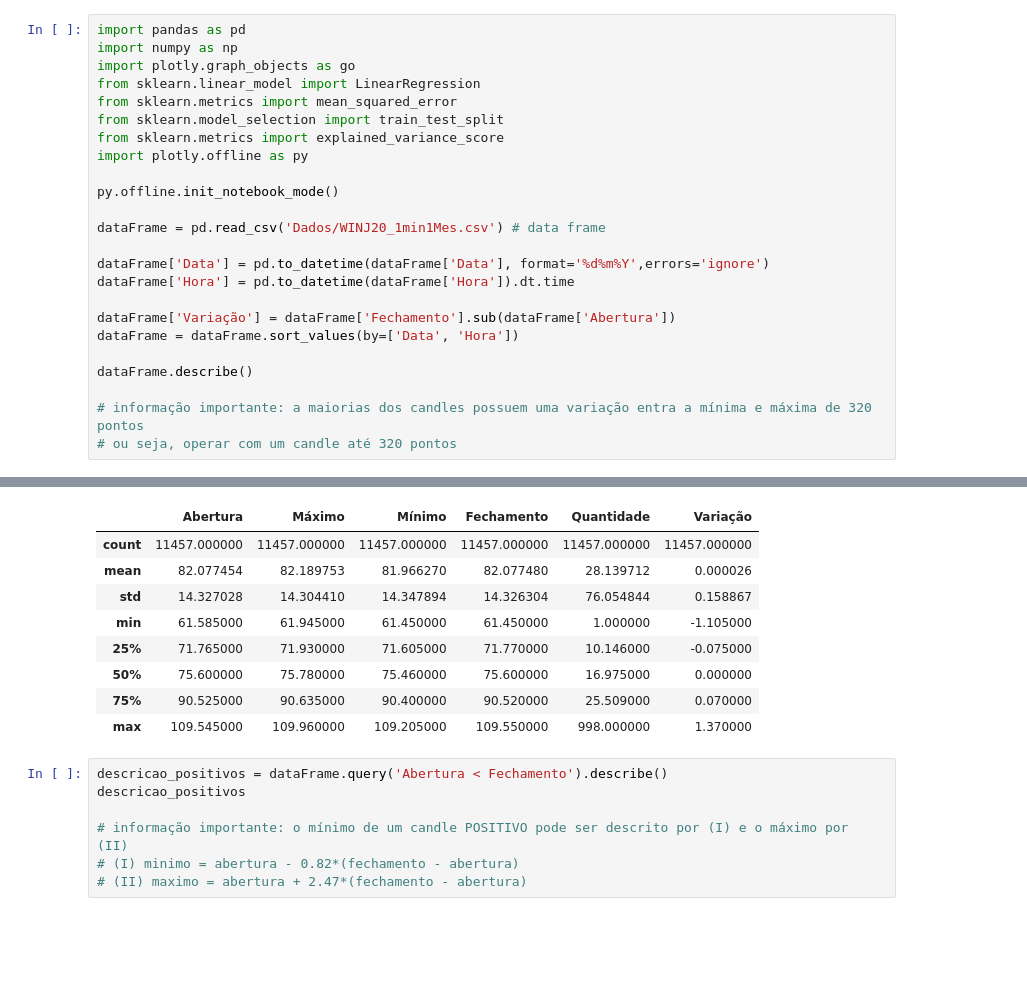
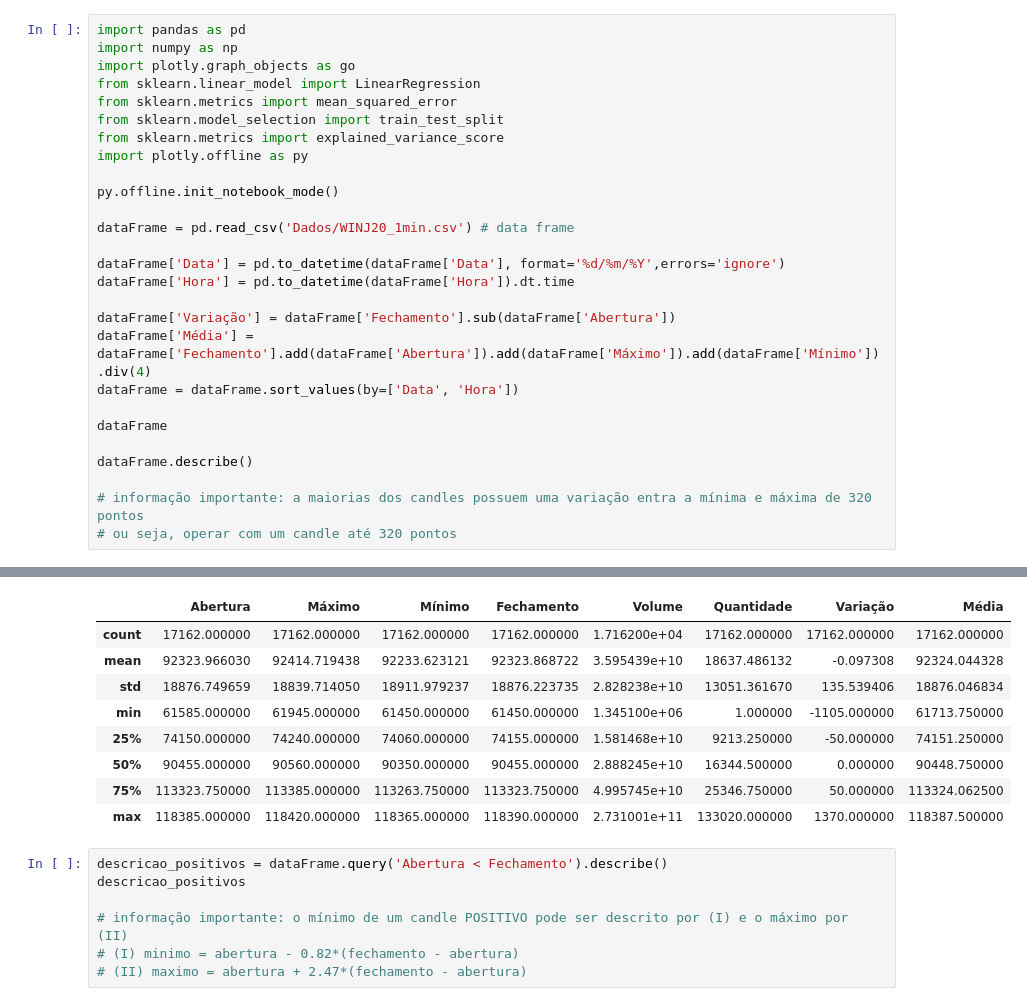
Before and after one commit to arthurmb98/Trade, a Jupyter notebook: LinearRegressionTrade.ipynb, the cells around one changed output, grey strips where cells are left out. Drawn from its saved outputs; the diff is of its cells as text; blank space fills up the shorter version.

```diff
--- a/LinearRegressionTrade.ipynb
+++ b/LinearRegressionTrade.ipynb
@@ -1,38 +1,41 @@
 # %%
 import pandas as pd
 import numpy as np
 import plotly.graph_objects as go
 from sklearn.linear_model import LinearRegression
 from sklearn.metrics import mean_squared_error
 from sklearn.model_selection import train_test_split
 from sklearn.metrics import explained_variance_score
 import plotly.offline as py
 
 py.offline.init_notebook_mode()
 
-dataFrame = pd.read_csv('Dados/WINJ20_1min1Mes.csv') # data frame
+dataFrame = pd.read_csv('Dados/WINJ20_1min.csv') # data frame
 
-dataFrame['Data'] = pd.to_datetime(dataFrame['Data'], format='%d%m%Y',errors='ignore')
+dataFrame['Data'] = pd.to_datetime(dataFrame['Data'], format='%d/%m/%Y',errors='ignore')
 dataFrame['Hora'] = pd.to_datetime(dataFrame['Hora']).dt.time
 
 dataFrame['Variação'] = dataFrame['Fechamento'].sub(dataFrame['Abertura'])
+dataFrame['Média'] = dataFrame['Fechamento'].add(dataFrame['Abertura']).add(dataFrame['Máximo']).add(dataFrame['Mínimo']).div(4)
 dataFrame = dataFrame.sort_values(by=['Data', 'Hora'])
+
+dataFrame
 
 dataFrame.describe()
 
 # informação importante: a maiorias dos candles possuem uma variação entra a mínima e máxima de 320 pontos
 # ou seja, operar com um candle até 320 pontos
 # %% [output]
 [interactive output not drawn]
-|  | Abertura | Máximo | Mínimo | Fechamento | Quantidade | Variação |
-| count | 11457.000000 | 11457.000000 | 11457.000000 | 11457.000000 | 11457.000000 | 11457.000000 |
-| mean | 82.077454 | 82.189753 | 81.966270 | 82.077480 | 28.139712 | 0.000026 |
-| std | 14.327028 | 14.304410 | 14.347894 | 14.326304 | 76.054844 | 0.158867 |
-| min | 61.585000 | 61.945000 | 61.450000 | 61.450000 | 1.000000 | -1.105000 |
-| 25% | 71.765000 | 71.930000 | 71.605000 | 71.770000 | 10.146000 | -0.075000 |
-| 50% | 75.600000 | 75.780000 | 75.460000 | 75.600000 | 16.975000 | 0.000000 |
-| 75% | 90.525000 | 90.635000 | 90.400000 | 90.520000 | 25.509000 | 0.070000 |
-| max | 109.545000 | 109.960000 | 109.205000 | 109.550000 | 998.000000 | 1.370000 |
+|  | Abertura | Máximo | Mínimo | Fechamento | Volume | Quantidade | Variação | Média |
+| count | 17162.000000 | 17162.000000 | 17162.000000 | 17162.000000 | 1.716200e+04 | 17162.000000 | 17162.000000 | 17162.000000 |
+| mean | 92323.966030 | 92414.719438 | 92233.623121 | 92323.868722 | 3.595439e+10 | 18637.486132 | -0.097308 | 92324.044328 |
+| std | 18876.749659 | 18839.714050 | 18911.979237 | 18876.223735 | 2.828238e+10 | 13051.361670 | 135.539406 | 18876.046834 |
+| min | 61585.000000 | 61945.000000 | 61450.000000 | 61450.000000 | 1.345100e+06 | 1.000000 | -1105.000000 | 61713.750000 |
+| 25% | 74150.000000 | 74240.000000 | 74060.000000 | 74155.000000 | 1.581468e+10 | 9213.250000 | -50.000000 | 74151.250000 |
+| 50% | 90455.000000 | 90560.000000 | 90350.000000 | 90455.000000 | 2.888245e+10 | 16344.500000 | 0.000000 | 90448.750000 |
+| 75% | 113323.750000 | 113385.000000 | 113263.750000 | 113323.750000 | 4.995745e+10 | 25346.750000 | 50.000000 | 113324.062500 |
+| max | 118385.000000 | 118420.000000 | 118365.000000 | 118390.000000 | 2.731001e+11 | 133020.000000 | 1370.000000 | 118387.500000 |
 # %%
 descricao_positivos = dataFrame.query('Abertura < Fechamento').describe()
 descricao_positivos
```
Also changed, not shown: parts of 6 cells of this notebook, 1 other file.
